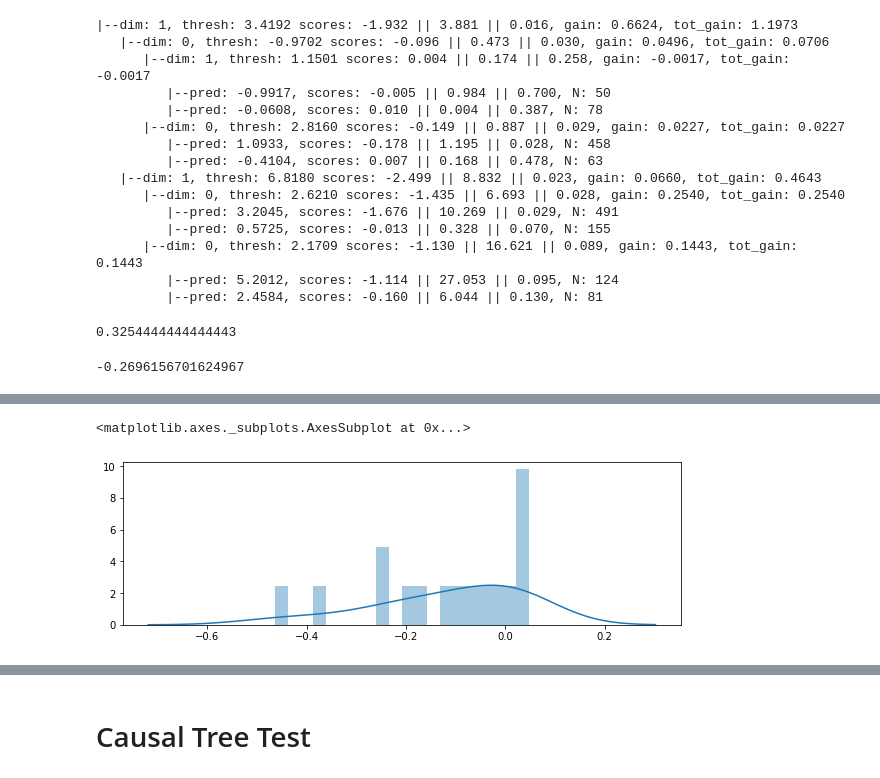
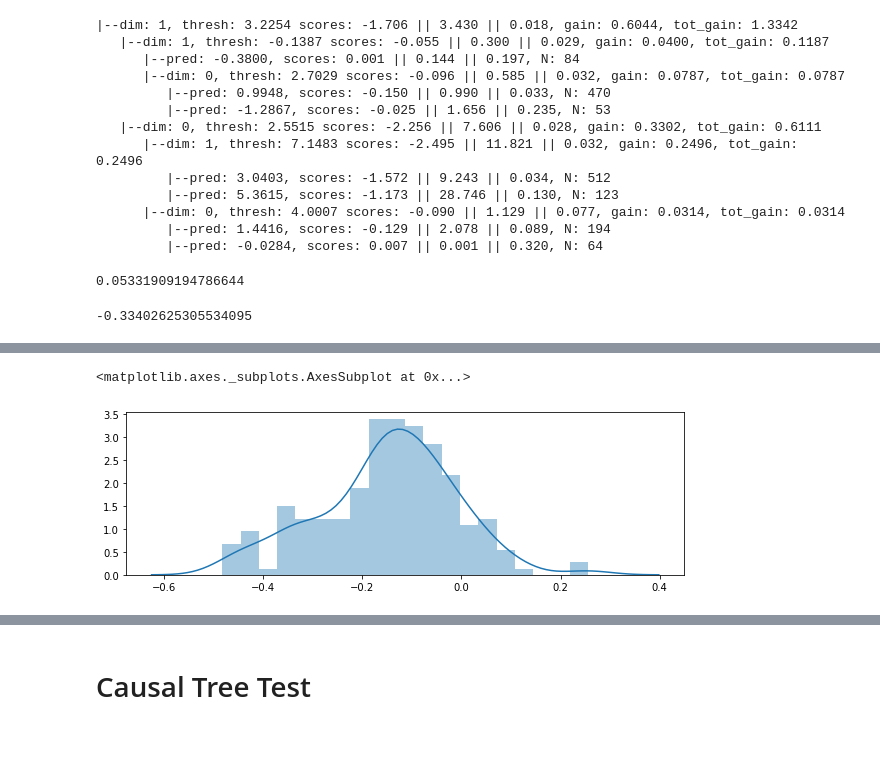
Before and after one commit to nandanrao/transfer-trees, a Jupyter notebook: simulate.ipynb, the cells around one changed output, grey strips where cells are left out. Drawn from its saved outputs; the diff is of its cells as text; code cells hidden in the pictures; blank space fills up the shorter version.

```diff
--- a/simulate.ipynb
+++ b/simulate.ipynb
@@ -150,9 +152,9 @@ def fit_models(phi_source, phi_target, ys_source, treatment, context_idxs, taus_
                        target_X=phi_target,
                        min_samples=25,
                        mean_weight=0.,
-                       var_weight=0.5,
+                       var_weight=0.0,
                        tau_var_weight=0.0,
-                       cross_exp_weight=0.5,
+                       cross_exp_weight=1.0,
                        importance=False)
 
     # transfer_model.set_best_tree()
@@ -268,21 +242,19 @@ tt.tree
 # %%
 ct.tree
 # %% [output]
-|--dim: 1, thresh: 3.4192 scores: -1.932 || 3.881 || 0.016, gain: 0.6624, tot_gain: 1.1973
-   |--dim: 0, thresh: -0.9702 scores: -0.096 || 0.473 || 0.030, gain: 0.0496, tot_gain: 0.0706
-      |--dim: 1, thresh: 1.1501 scores: 0.004 || 0.174 || 0.258, gain: -0.0017, tot_gain: -0.0017
-         |--pred: -0.9917, scores: -0.005 || 0.984 || 0.700, N: 50
-         |--pred: -0.0608, scores: 0.010 || 0.004 || 0.387, N: 78
-      |--dim: 0, thresh: 2.8160 scores: -0.149 || 0.887 || 0.029, gain: 0.0227, tot_gain: 0.0227
-         |--pred: 1.0933, scores: -0.178 || 1.195 || 0.028, N: 458
-         |--pred: -0.4104, scores: 0.007 || 0.168 || 0.478, N: 63
-   |--dim: 1, thresh: 6.8180 scores: -2.499 || 8.832 || 0.023, gain: 0.0660, tot_gain: 0.4643
-      |--dim: 0, thresh: 2.6210 scores: -1.435 || 6.693 || 0.028, gain: 0.2540, tot_gain: 0.2540
-         |--pred: 3.2045, scores: -1.676 || 10.269 || 0.029, N: 491
-         |--pred: 0.5725, scores: -0.013 || 0.328 || 0.070, N: 155
-      |--dim: 0, thresh: 2.1709 scores: -1.130 || 16.621 || 0.089, gain: 0.1443, tot_gain: 0.1443
-         |--pred: 5.2012, scores: -1.114 || 27.053 || 0.095, N: 124
-         |--pred: 2.4584, scores: -0.160 || 6.044 || 0.130, N: 81
+|--dim: 1, thresh: 3.2254 scores: -1.706 || 3.430 || 0.018, gain: 0.6044, tot_gain: 1.3342
+   |--dim: 1, thresh: -0.1387 scores: -0.055 || 0.300 || 0.029, gain: 0.0400, tot_gain: 0.1187
+      |--pred: -0.3800, scores: 0.001 || 0.144 || 0.197, N: 84
+      |--dim: 0, thresh: 2.7029 scores: -0.096 || 0.585 || 0.032, gain: 0.0787, tot_gain: 0.0787
+         |--pred: 0.9948, scores: -0.150 || 0.990 || 0.033, N: 470
+         |--pred: -1.2867, scores: -0.025 || 1.656 || 0.235, N: 53
+   |--dim: 0, thresh: 2.5515 scores: -2.256 || 7.606 || 0.028, gain: 0.3302, tot_gain: 0.6111
+      |--dim: 1, thresh: 7.1483 scores: -2.495 || 11.821 || 0.032, gain: 0.2496, tot_gain: 0.2496
+         |--pred: 3.0403, scores: -1.572 || 9.243 || 0.034, N: 512
+         |--pred: 5.3615, scores: -1.173 || 28.746 || 0.130, N: 123
+      |--dim: 0, thresh: 4.0007 scores: -0.090 || 1.129 || 0.077, gain: 0.0314, tot_gain: 0.0314
+         |--pred: 1.4416, scores: -0.129 || 2.078 || 0.089, N: 194
+         |--pred: -0.0284, scores: 0.007 || 0.001 || 0.320, N: 64
 # %%
 # dim 0 should be ignored!
 
@@ -290,18 +262,19 @@ imp = lambda tt,ct: tt.feature_importance(gain=False)[1] - ct.feature_importance
 
 imp(tt, ct)
 # %% [output]
-0.3254444444444443
+0.05331909194786644
 # %%
 ts, cs = scores
 (ts - cs)/cs
 # %% [output]
--0.2696156701624967
+-0.33402625305534095
 # %%
 %%time
 # N = 1000
+# 0.18, -0.16
 imp = lambda tt,ct: tt.feature_importance(gain=False)[1] - ct.feature_importance(gain=False)[1]
 
-results = Parallel(n_jobs=-1)(delayed(runrun)(1000) for i in range(16))
+results = Parallel(n_jobs=-1)(delayed(runrun)(1000) for i in range(200))
 mse = [(t-c)/c for (t,c),_,(tt, ct),_ in results]
 importances = [imp(tt, ct) for (t,c),_,(tt, ct),_ in results]
 print(np.mean(importances))
@@ -315,5 +288,5 @@ Wall time: 11.6 s
 <matplotlib.axes._subplots.AxesSubplot at 0x...>
-[figure, old version]
+[figure, new version]
 # %%
 tau_var = [np.mean((np.mean(txx) - txx)**2) for _,_,_,(_,_,_,txx,_) in results]
 t_mse, c_mse = zip(*[(t,c) for (t,c),_,(tt, ct),_ in results])
```
Also changed, not shown: parts of 18 cells of this notebook, 2 other files.
